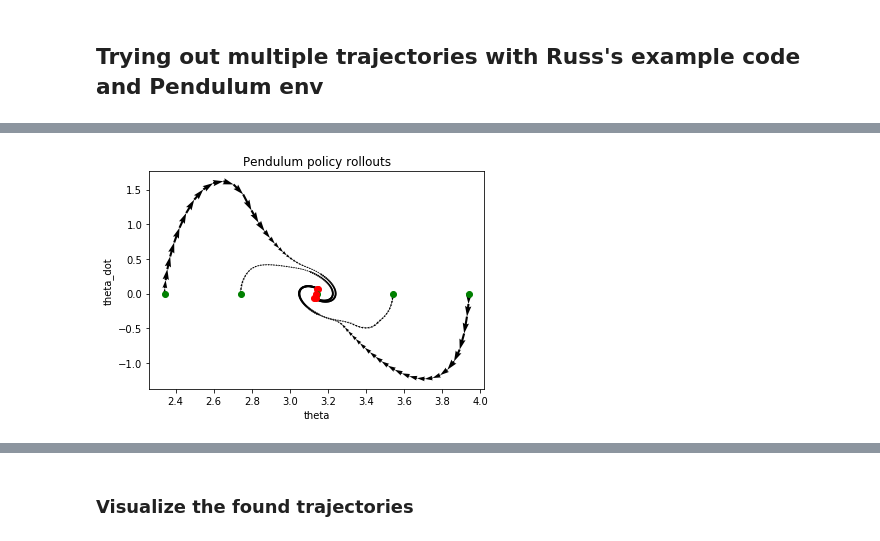
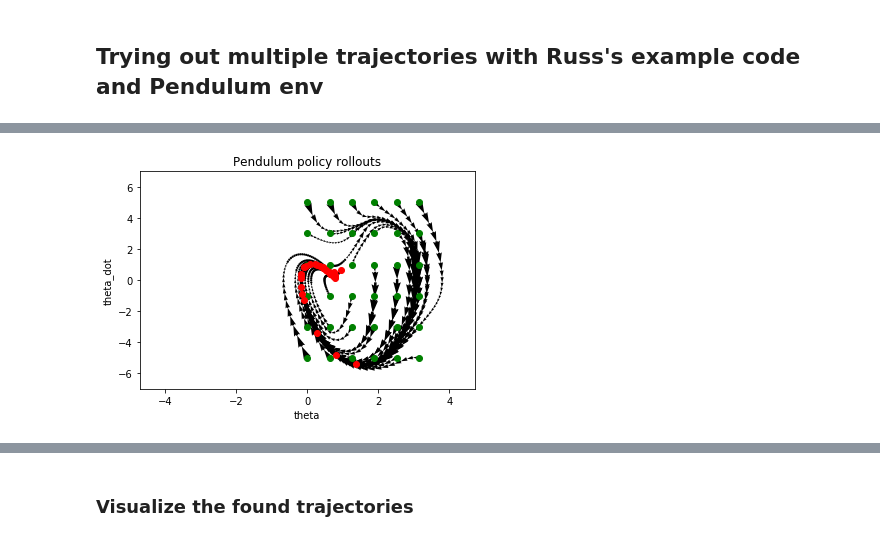
Before and after one commit to robert-verkuil/drake-pytorch, a Jupyter notebook: python/Scaling Tests - 01-09-2019.ipynb, the cells around one changed output, grey strips where cells are left out. Cells and saved outputs as stored; diff of their text form; code cells hidden in the pictures.

```diff
--- a/python/Scaling Tests - 01-09-2019.ipynb
+++ b/python/Scaling Tests - 01-09-2019.ipynb
@@ -118,8 +186,9 @@ print(mto.prog.decision_variables())
 # %%
 ti = 1
 mto.print_pi_divergence(ti)
-# %%
-ti = 2
-mto.plot_all_policies("state_quiver")
-# %% [output]
-[figure, removed]
+# %%
+import math
+ic_list = initial_conditions_grid(36, (0, math.pi), (-5, 5))
+mto.plot_all_policies("state_quiver", ic_list)
+# %% [output]
+[figure, added]
```
Also changed, not shown: parts of 6 cells of this notebook, 10 other files.
